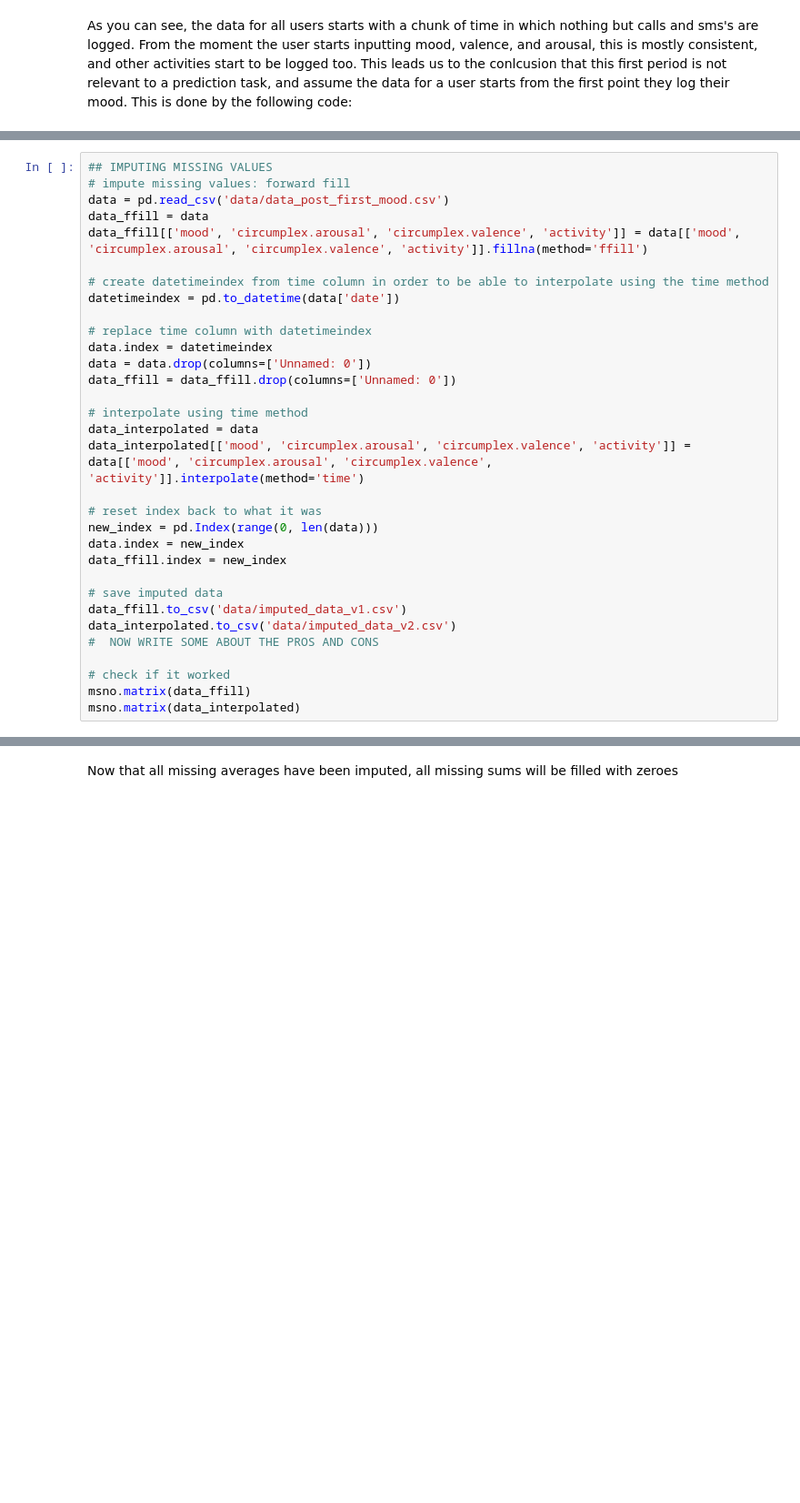
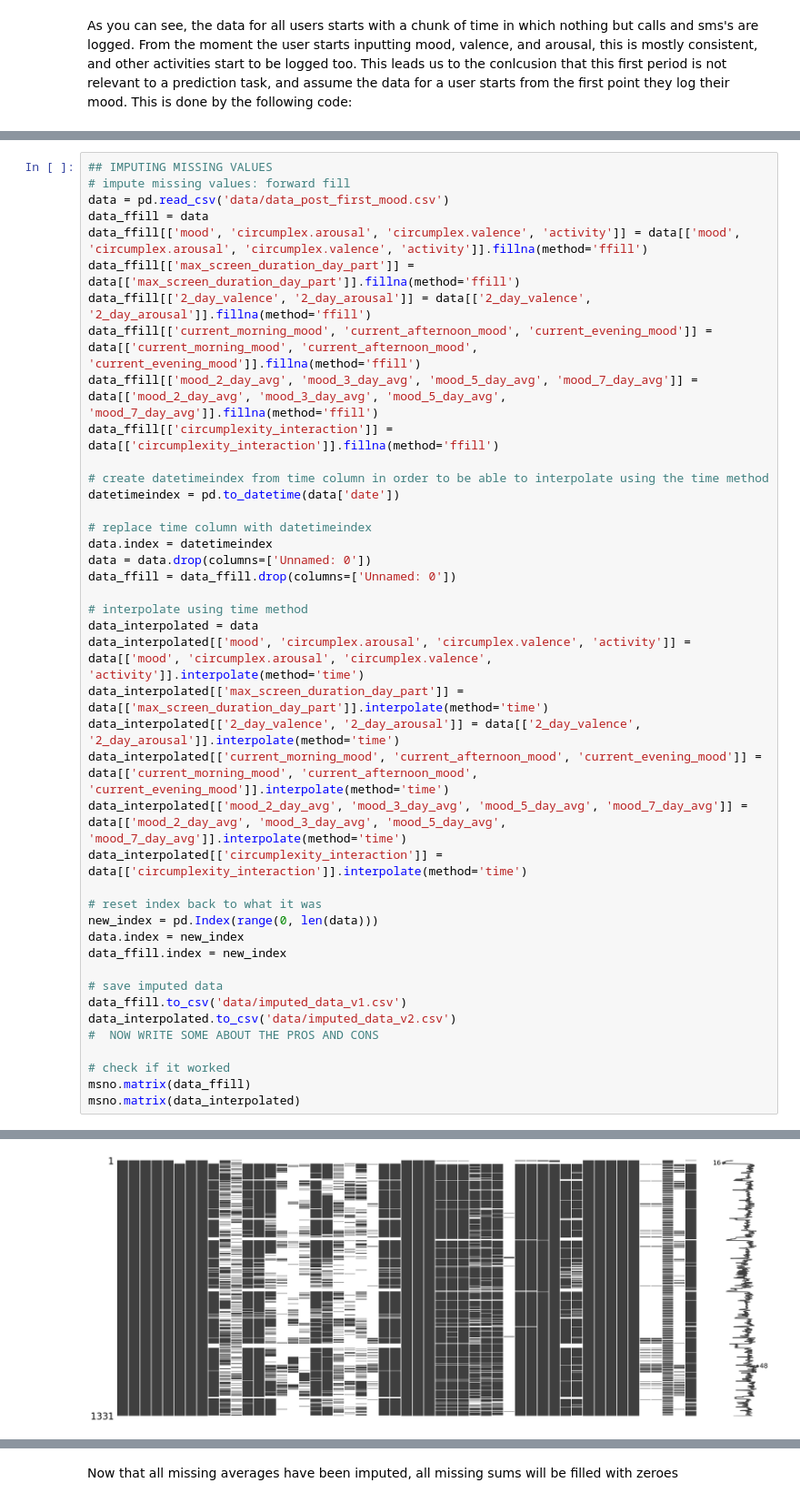
Before and after one commit to moosmiddelkoop/DMT-1, a Jupyter notebook: Assignment_1.ipynb, the cells around one changed output, grey strips where cells are left out. Shown at 91% size. Cells and saved outputs as stored; diff of their text form; blank space fills up the shorter version.

```diff
--- a/Assignment_1.ipynb
+++ b/Assignment_1.ipynb
@@ -468,6 +475,11 @@ data_cut.to_csv('data/data_post_first_mood.csv')
 data = pd.read_csv('data/data_post_first_mood.csv')
 data_ffill = data
 data_ffill[['mood', 'circumplex.arousal', 'circumplex.valence', 'activity']] = data[['mood', 'circumplex.arousal', 'circumplex.valence', 'activity']].fillna(method='ffill')
+data_ffill[['max_screen_duration_day_part']] = data[['max_screen_duration_day_part']].fillna(method='ffill')
+data_ffill[['2_day_valence', '2_day_arousal']] = data[['2_day_valence', '2_day_arousal']].fillna(method='ffill')
+data_ffill[['current_morning_mood', 'current_afternoon_mood', 'current_evening_mood']] = data[['current_morning_mood', 'current_afternoon_mood', 'current_evening_mood']].fillna(method='ffill')
+data_ffill[['mood_2_day_avg', 'mood_3_day_avg', 'mood_5_day_avg', 'mood_7_day_avg']] = data[['mood_2_day_avg', 'mood_3_day_avg', 'mood_5_day_avg', 'mood_7_day_avg']].fillna(method='ffill')
+data_ffill[['circumplexity_interaction']] = data[['circumplexity_interaction']].fillna(method='ffill')
 
 # create datetimeindex from time column in order to be able to interpolate using the time method
 datetimeindex = pd.to_datetime(data['date'])
@@ -480,6 +492,11 @@ data_ffill = data_ffill.drop(columns=['Unnamed: 0'])
 # interpolate using time method
 data_interpolated = data
 data_interpolated[['mood', 'circumplex.arousal', 'circumplex.valence', 'activity']] = data[['mood', 'circumplex.arousal', 'circumplex.valence', 'activity']].interpolate(method='time')
+data_interpolated[['max_screen_duration_day_part']] = data[['max_screen_duration_day_part']].interpolate(method='time')
+data_interpolated[['2_day_valence', '2_day_arousal']] = data[['2_day_valence', '2_day_arousal']].interpolate(method='time')
+data_interpolated[['current_morning_mood', 'current_afternoon_mood', 'current_evening_mood']] = data[['current_morning_mood', 'current_afternoon_mood', 'current_evening_mood']].interpolate(method='time')
+data_interpolated[['mood_2_day_avg', 'mood_3_day_avg', 'mood_5_day_avg', 'mood_7_day_avg']] = data[['mood_2_day_avg', 'mood_3_day_avg', 'mood_5_day_avg', 'mood_7_day_avg']].interpolate(method='time')
+data_interpolated[['circumplexity_interaction']] = data[['circumplexity_interaction']].interpolate(method='time')
 
 # reset index back to what it was
 new_index = pd.Index(range(0, len(data)))
@@ -494,3 +511,4 @@ data_interpolated.to_csv('data/imputed_data_v2.csv')
 # check if it worked
 msno.matrix(data_ffill)
 msno.matrix(data_interpolated)
+# %% [output]
@@ -496,0 +516 @@ msno.matrix(data_interpolated)
+[figure, added]
```
Also changed, not shown: parts of 6 cells of this notebook.
